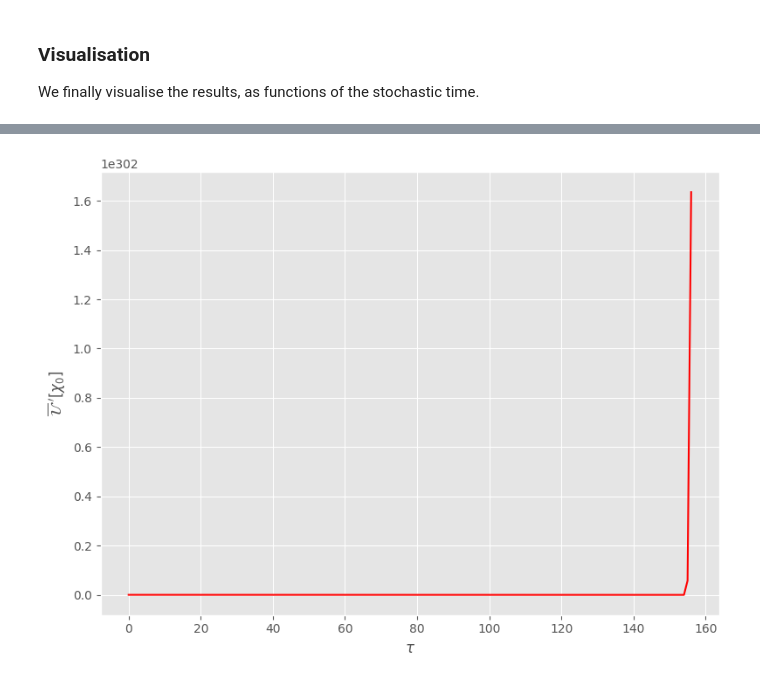
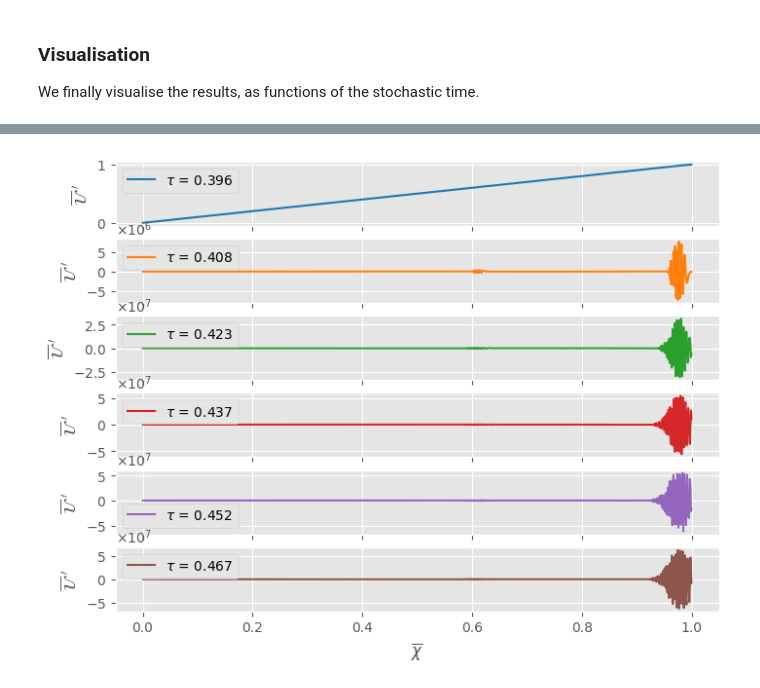
Before and after one commit to thesfinox/stochastic-signal-detection, a Jupyter notebook: docs/source/tutorials/sim_analytical_tuto.ipynb, the cells around one changed output, grey strips where cells are left out. Saved outputs shown, nothing was run; the diff lists cells and outputs as text; code cells hidden in the pictures.

```diff
--- a/docs/source/tutorials/sim_analytical_tuto.ipynb
+++ b/docs/source/tutorials/sim_analytical_tuto.ipynb
@@ -152,24 +166,23 @@ plt.close(fig)
-# %%
-# Display the evolution of the field in 0
-chi = 0.5
-t = []
-y = []
-
-fig, ax = plt.subplots(figsize=(8, 6))
-for time, field in storage.items():
-
-    x = field.grid.axes_coords[0]
-    idx = (x >= chi).argmax()
-    t.append(time)
-    y.append(field.data[idx])
-
-ax.plot(t, y, 'r-')
-ax.set_xlabel(r'$\tau$')
-ax.set_ylabel(rf'$\overline{{\mathcal{{U}}}}^{{~\prime}}[{{\chi_0}}]$')
-
-fig.tight_layout()
-fig.savefig(output_dir / f'evolution_{output_file}.pdf', dpi=300)
-plt.show()
-plt.close(fig)
-# %% [output]
-[figure, removed]
+# %%
+# Visualize the simulation at fixed time steps
+fig, ax = plt.subplots(nrows=len(storage_viz), figsize=(8, 6), sharex=True)
+cmap = plt.get_cmap('tab10')
+for n, (time, field) in enumerate(storage_viz.items()):
+
+    # Collect data
+    x = field.grid.axes_coords[0]
+    y_0 = field.data
+
+    # Plot the field
+    ax[n].plot(x, y_0, color=cmap(n), label=rf'$\tau$ = {time:.3f}')
+    ax[n].set_xlabel(r'$\overline{\chi}$')
+    ax[n].set_ylabel(r'$\overline{\mathcal{U}}^{~\prime}$')
+    ax[n].legend(loc='best')
+    ax[n].ticklabel_format(axis='y',
+                           style='sci',
+                           scilimits=(0, 0),
+                           useMathText=True)
+plt.show()
+plt.close(fig)
+# %% [output]
+[figure, added]
```
Also changed, not shown: parts of 16 cells of this notebook, 10 other files.
